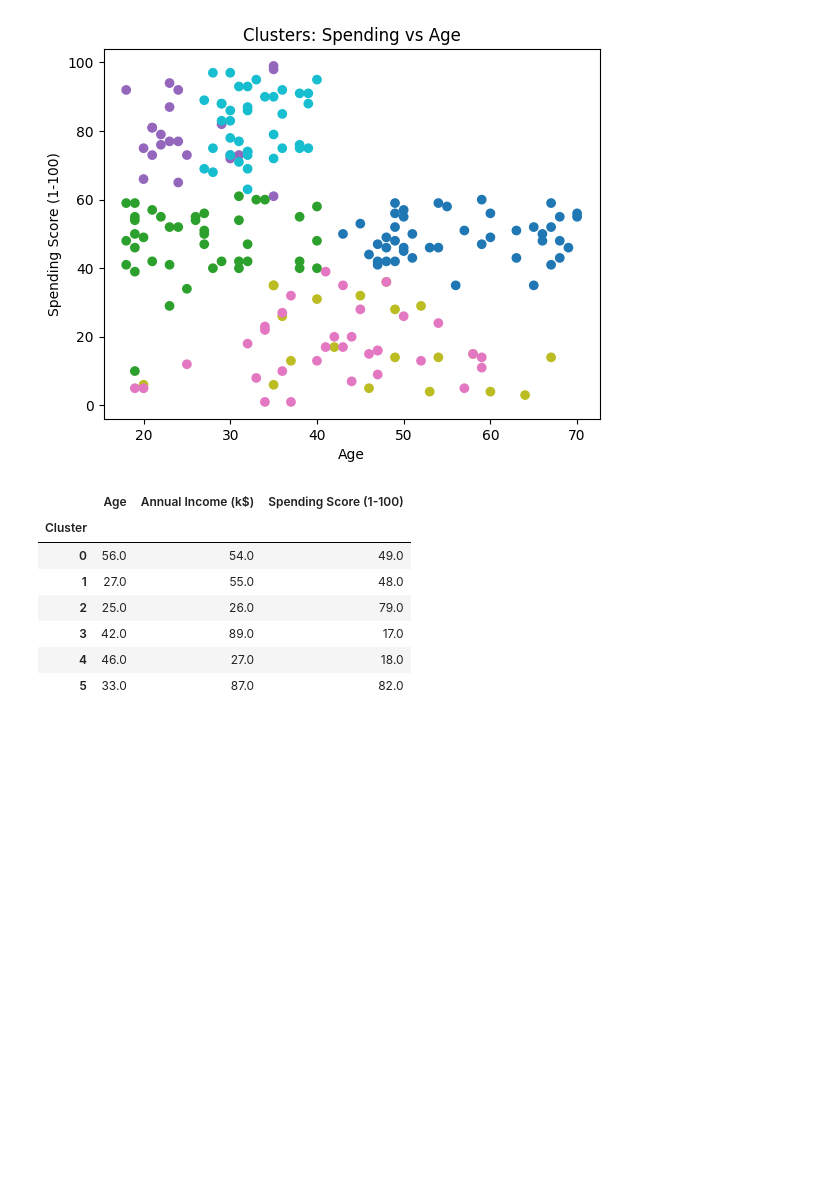
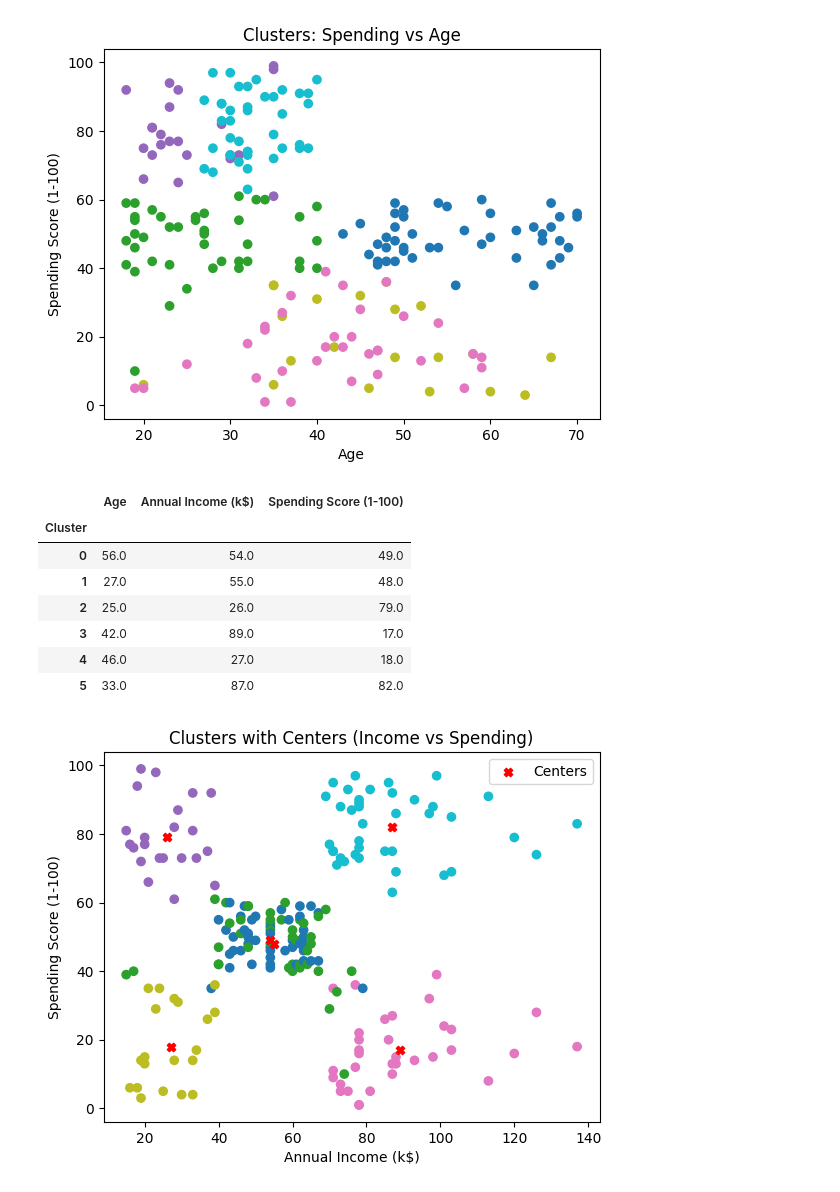
Before and after one commit to PriyankaaNigam/AI-Data-Unlocked, a Jupyter notebook: customer_segmentation/notebooks/mall_segmentation.ipynb, the cells around one changed output. Cells and saved outputs as stored; diff of their text form; code cells hidden in the pictures; blank space fills up the shorter version.

Commit message:
Visualize clusters with centers

```diff
--- a/customer_segmentation/notebooks/mall_segmentation.ipynb
+++ b/customer_segmentation/notebooks/mall_segmentation.ipynb
@@ -274,3 +274,27 @@ centers
 | 3 | 42.0 | 89.0 | 17.0 |
 | 4 | 46.0 | 27.0 | 18.0 |
 | 5 | 33.0 | 87.0 | 82.0 |
+# %%
+#  Clusters  with their centers
+
+plt.scatter(
+    df["Annual Income (k$)"],
+    df["Spending Score (1-100)"], c=df["Cluster"],
+    cmap="tab10")
+
+# Overlay cluster centers
+
+plt.scatter(
+    centers["Annual Income (k$)"],
+    centers["Spending Score (1-100)"],
+    c="red",
+    marker="X",
+    label="Centers")
+
+plt.xlabel("Annual Income (k$)")
+plt.ylabel("Spending Score (1-100)")
+plt.title("Clusters with Centers (Income vs Spending)")
+plt.legend()
+plt.show()
+# %% [output]
+[figure, added]
```
